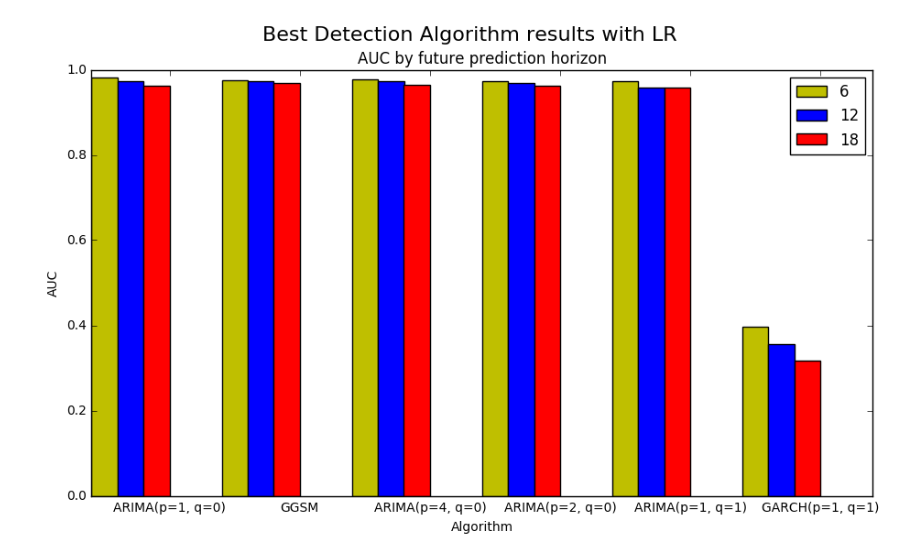
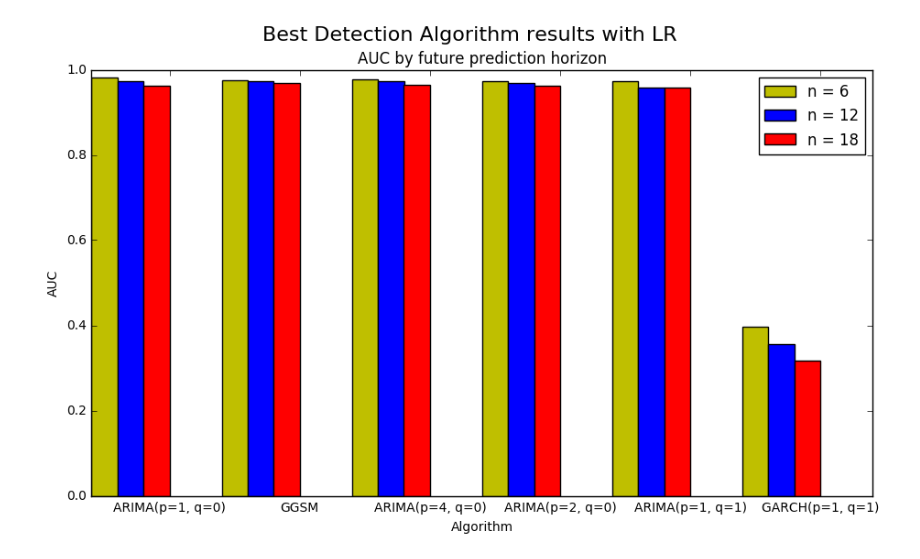
Before and after one commit to fedep3/sdl, a Jupyter notebook: LR Prediction Results.ipynb, the cells around one changed output. Cells and saved outputs as stored; diff of their text form; code cells hidden in the pictures.

```diff
--- a/LR Prediction Results.ipynb
+++ b/LR Prediction Results.ipynb
@@ -3,35 +3,35 @@
 import numpy as np
 import matplotlib.pyplot as plt
 from mpl_toolkits.mplot3d import Axes3D
 
 N = 6
 algorithms = ('ARIMA(p=1, q=0)','GGSM','ARIMA(p=4, q=0)','ARIMA(p=2, q=0)','ARIMA(p=1, q=1)','GARCH(p=1, q=1)')
 future_6 = (0.980763822071,0.976258446668,0.977031994202,0.972336121185,0.973358873473,0.397351563194)
 future_12 = (0.97418967587,0.972861725237,0.972403715585,0.969319081552,0.958175073308,0.356397066582)
 future_18 = (0.962238798946,0.969806341444,0.964586486591,0.962085710405,0.957626600151,0.317498182479)
 
 ind = np.arange(N)  # the x locations for the groups
 width = 0.2       # the width of the bars
 
 fig = plt.figure(figsize=(11, 6))
 fig.suptitle('Best Detection Algorithm results with LR', fontsize=16)
 ax = fig.add_subplot(111)
 ax.set_ylabel('AUC')
 ax.set_xlabel('Algorithm')
 ax.set_title('AUC by future prediction horizon')
 
 rects1 = ax.bar(ind, future_6, width, color='y')
 rects2 = ax.bar(ind + width, future_12, width, color='b')
 rects3 = ax.bar(ind + 2*width, future_18, width, color='r')
 
 
 ax.set_xticks(ind + 3*width)
 ax.set_xticklabels(algorithms)
 
-ax.legend((rects1[0], rects2[0], rects3[0]), ('6', '12', '18'))
+ax.legend((rects1[0], rects2[0], rects3[0]), ('n = 6', 'n = 12', 'n = 18'))
 plt.legend(loc='upper left')
 # %% [output]
-[figure, old version]
+[figure, new version]
 # %%
 r = [
  'Model=ARIMA(p=4, q=0), Past Prediction Horizon=48, Future Prediction Horizon=6, Threshold=3.475, FA=0.130990415335, MD=0.0',
```
Also changed, not shown: parts of 1 cell of this notebook, 2 other files.
